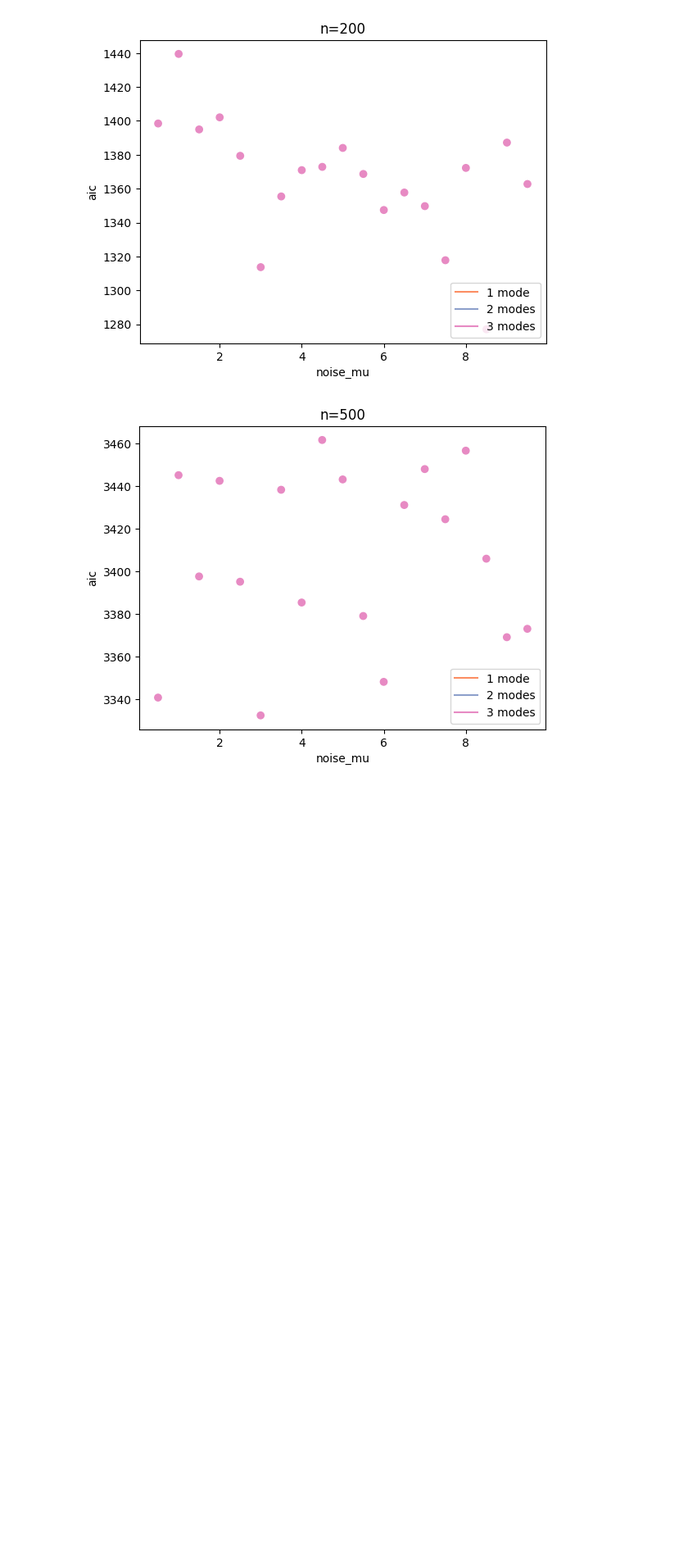
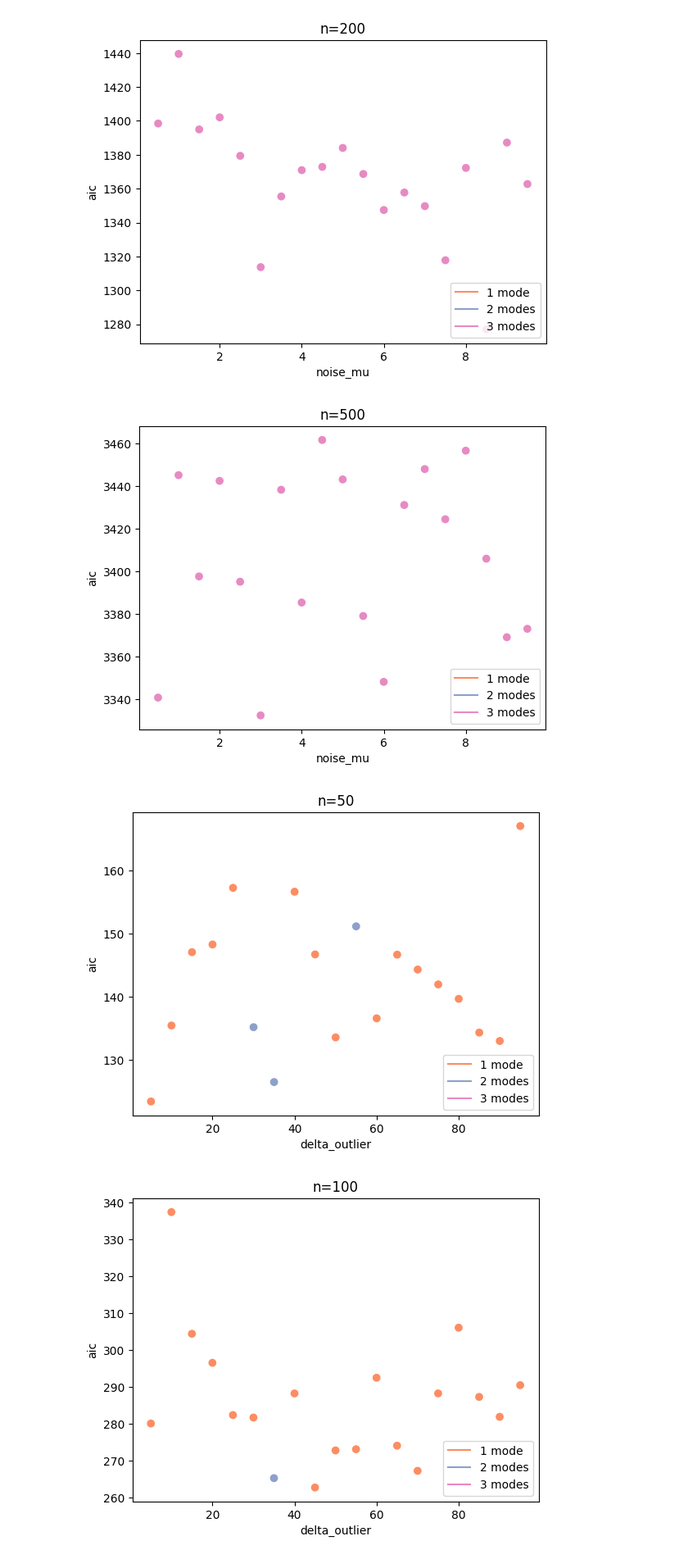
Before and after one commit to vivian-m-li/sv_gmm, a Jupyter notebook: gmm.ipynb, the cells around one changed output. Shown at 82% size. Saved outputs shown, nothing was run; the diff lists cells and outputs as text; code cells hidden in the pictures; blank space fills up the shorter version.

Commit message:
outlier experiment

```diff
--- a/gmm.ipynb
+++ b/gmm.ipynb
@@ -140,3 +140,23 @@ for n in sample_sizes:
 [figure]
 [figure]
 [figure]
+# %%
+# Experiment 4: Outlier
+
+mu = np.array([1000000])
+vr = np.array([1])
+p = np.array([1])
+
+for n in sample_sizes:
+    gmm_by_delta = {}
+    # dependent on the variance of the original data?
+    for delta in range(5, 100, 5):
+        x = generate_data(n, mode_means=mu, mode_variances=vr, weights=p, pr=False).x
+        np.append(x, mu[0] + delta)
+        gmm = run_gmm(x, plot=False, pr=False)
+        gmm_by_delta[delta] = gmm
+
+    plot_param_vs_aic(n, gmm_by_delta, "delta_outlier")
+# %% [output]
+[figure, added]
+[figure, added]
```
Also changed, not shown: parts of 1 cell of this notebook.
